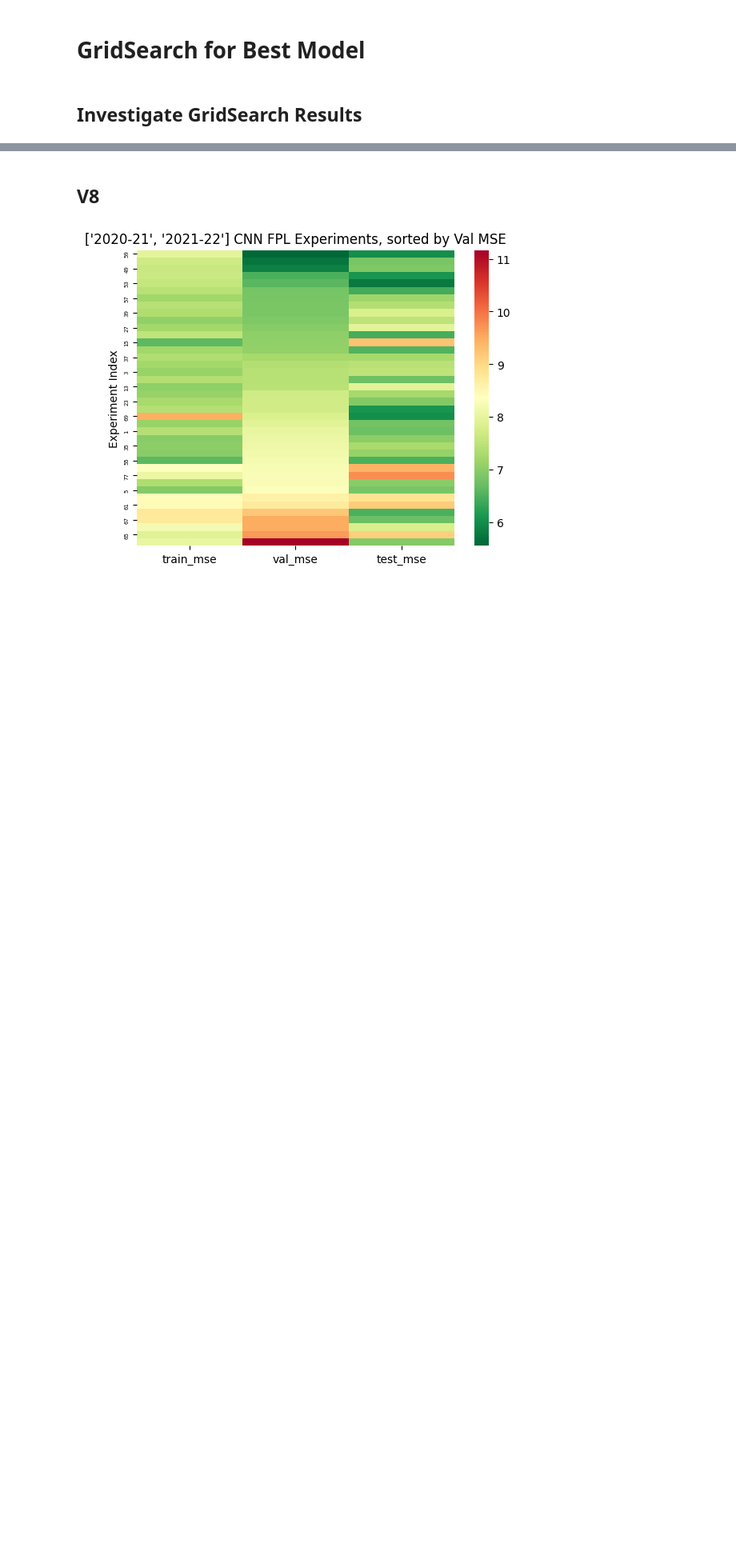
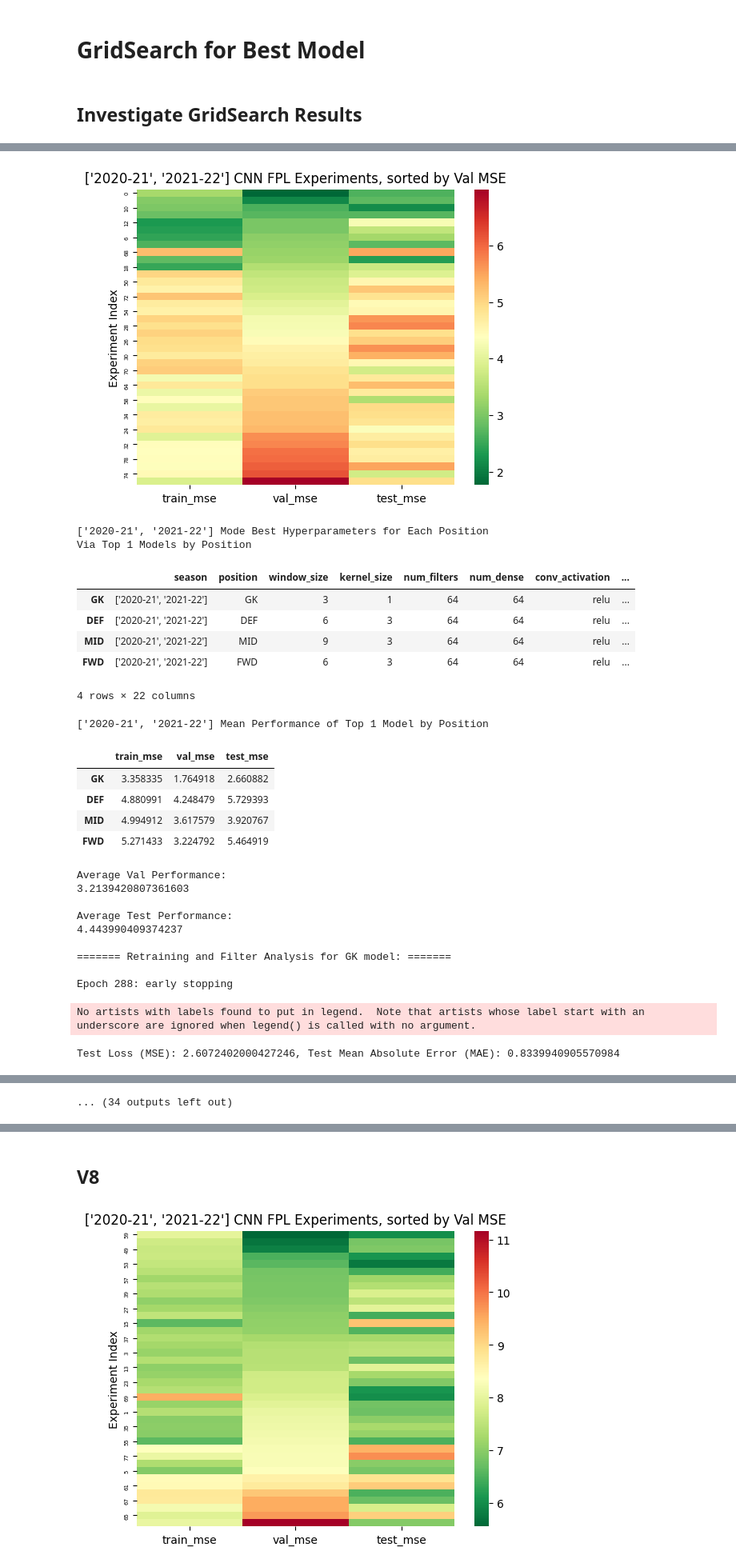
Before and after one commit to danielfrees/mlpremier, a Jupyter notebook: mlpremier/cnn/cnn.ipynb, the cells around one changed output, grey strips where cells are left out. Shown at 80% size. Cells and saved outputs as stored; diff of their text form; code cells hidden in the pictures; blank space fills up the shorter version.

```diff
--- a/mlpremier/cnn/cnn.ipynb
+++ b/mlpremier/cnn/cnn.ipynb
@@ -264,0 +293,30 @@ def investigate_model(expt_name: str = 'gridsearch',
+# %%
+# easier model
+best_models = investigate_model('gridsearch_v10', drop_low_playtime=False)
+# %% [output]
+[figure, added]
+['2020-21', '2021-22'] Mode Best Hyperparameters for Each Position
+Via Top 1 Models by Position
+|  | season | position | window_size | kernel_size | num_filters | num_dense | conv_activation | ... |
+| GK | ['2020-21', '2021-22'] | GK | 3 | 1 | 64 | 64 | relu | ... |
+| DEF | ['2020-21', '2021-22'] | DEF | 6 | 3 | 64 | 64 | relu | ... |
+| MID | ['2020-21', '2021-22'] | MID | 9 | 3 | 64 | 64 | relu | ... |
+| FWD | ['2020-21', '2021-22'] | FWD | 6 | 3 | 64 | 64 | relu | ... |
+4 rows × 22 columns
+['2020-21', '2021-22'] Mean Performance of Top 1 Model by Position
+|  | train_mse | val_mse | test_mse |
+| GK | 3.358335 | 1.764918 | 2.660882 |
+| DEF | 4.880991 | 4.248479 | 5.729393 |
+| MID | 4.994912 | 3.617579 | 3.920767 |
+| FWD | 5.271433 | 3.224792 | 5.464919 |
+Average Val Performance:
+3.2139420807361603
+
+Average Test Performance:
+4.443990409374237
+
+======= Retraining and Filter Analysis for GK model: =======
+
+Epoch 288: early stopping
+No artists with labels found to put in legend.  Note that artists whose label start with an underscore are ignored when legend() is called with no argument.
+Test Loss (MSE): 2.6072402000427246, Test Mean Absolute Error (MAE): 0.8339940905570984
@@ -264,0 +328 @@ def investigate_model(expt_name: str = 'gridsearch',
+... (34 outputs left out)
```
Also changed, not shown: parts of 17 cells of this notebook, 3 other files.
